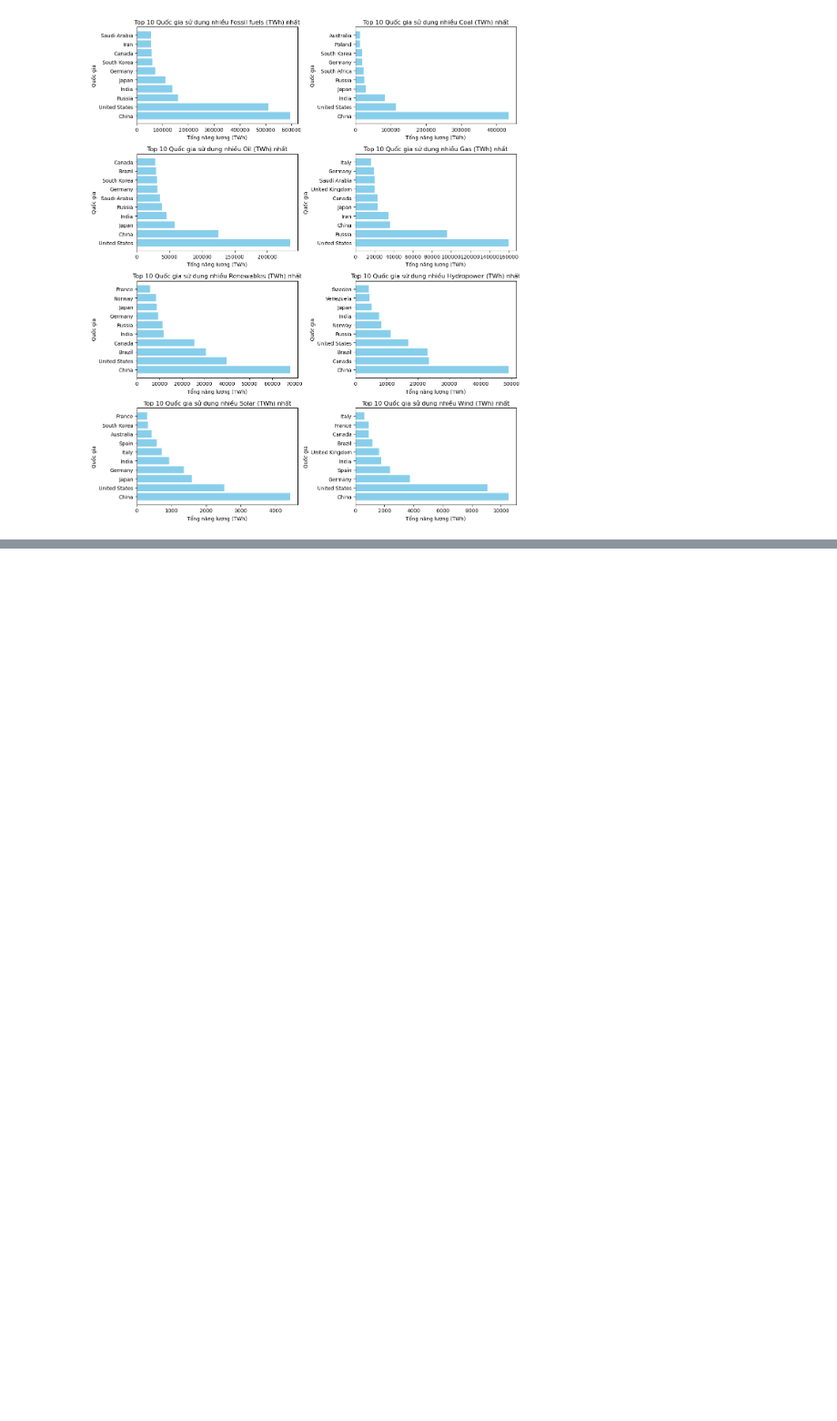
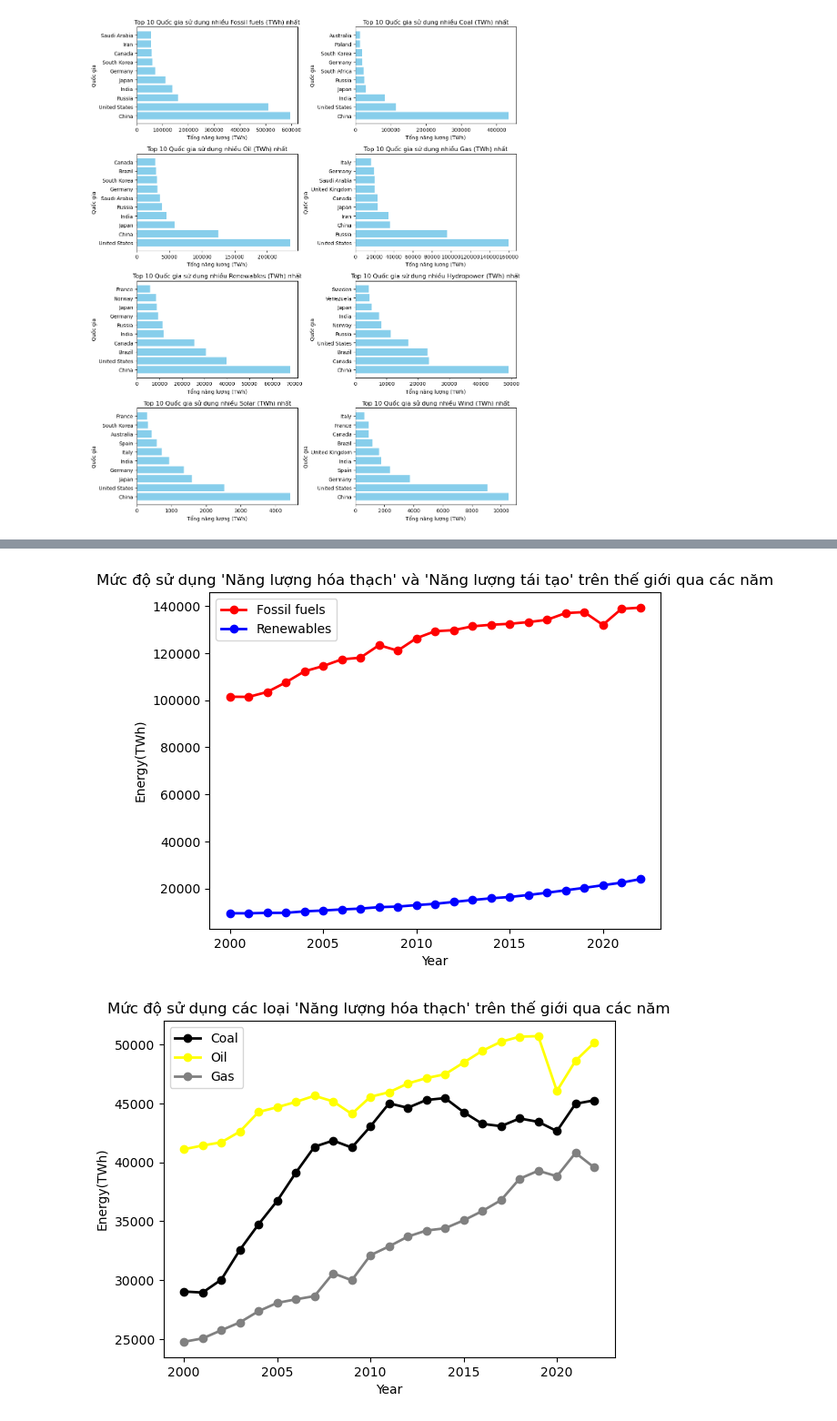
Before and after one commit to nguyentanhoangsa/DoAnKHDL, a Jupyter notebook: Visualize_Datcauhoi/visualize_va_dat_cau_hoi.ipynb, the cells around one changed output, grey strips where cells are left out. Shown at 91% size. Drawn from its saved outputs; the diff is of its cells as text; code cells hidden in the pictures; blank space fills up the shorter version.

Commit message:
Đặt câu hỏi số 2 . Mức độ sử dụng các loại năng lượng trên thế giới qua các năm

```diff
--- a/Visualize_Datcauhoi/visualize_va_dat_cau_hoi.ipynb
+++ b/Visualize_Datcauhoi/visualize_va_dat_cau_hoi.ipynb
@@ -60,0 +112,38 @@ plt.show()
+# %%
+#Mức độ sử dụng năng lượng hóa thạch và năng lượng tái tạo trên thế giới qua các năm
+plt.plot(list_year, list_fossil_fuels, color='red', linewidth=2, marker='o', label='Fossil fuels')
+plt.plot(list_year, list_renewables, color='blue', linewidth=2, marker='o', label='Renewables')
+
+plt.xlabel('Year')
+plt.ylabel('Energy(TWh)')
+plt.legend()
+plt.title("Mức độ sử dụng 'Năng lượng hóa thạch' và 'Năng lượng tái tạo' trên thế giới qua các năm")
+
+plt.show()
+
+#Mức độ sử dụng các loại năng lượng hóa thạch trên thế giới qua các năm
+plt.plot(list_year, list_coal, color='black', linewidth=2, marker='o', label='Coal')
+plt.plot(list_year, list_oil, color='yellow', linewidth=2, marker='o', label='Oil')
+plt.plot(list_year, list_gas, color='grey', linewidth=2, marker='o', label='Gas')
+
+plt.xlabel('Year')
+plt.ylabel('Energy(TWh)')
+plt.legend()
+plt.title("Mức độ sử dụng các loại 'Năng lượng hóa thạch' trên thế giới qua các năm")
+
+plt.show()
+
+#Mức độ sử dụng các loại năng lượng tái tạo trên thế giới qua các năm
+plt.plot(list_year, list_hydropower, color='green', linewidth=2, marker='o', label='Hydropower')
+plt.plot(list_year, list_solar, color='orange', linewidth=2, marker='o', label='Solar')
+plt.plot(list_year, list_wind, color='blue', linewidth=2, marker='o', label='Wind')
+
+plt.xlabel('Year')
+plt.ylabel('Energy(TWh)')
+plt.legend()
+plt.title("Mức độ sử dụng các loại 'Năng lượng tái tạo' trên thế giới qua các năm")
+
+plt.show()
+# %% [output]
+[figure, added]
+[figure, added]
```
Also changed, not shown: parts of 5 cells of this notebook.
